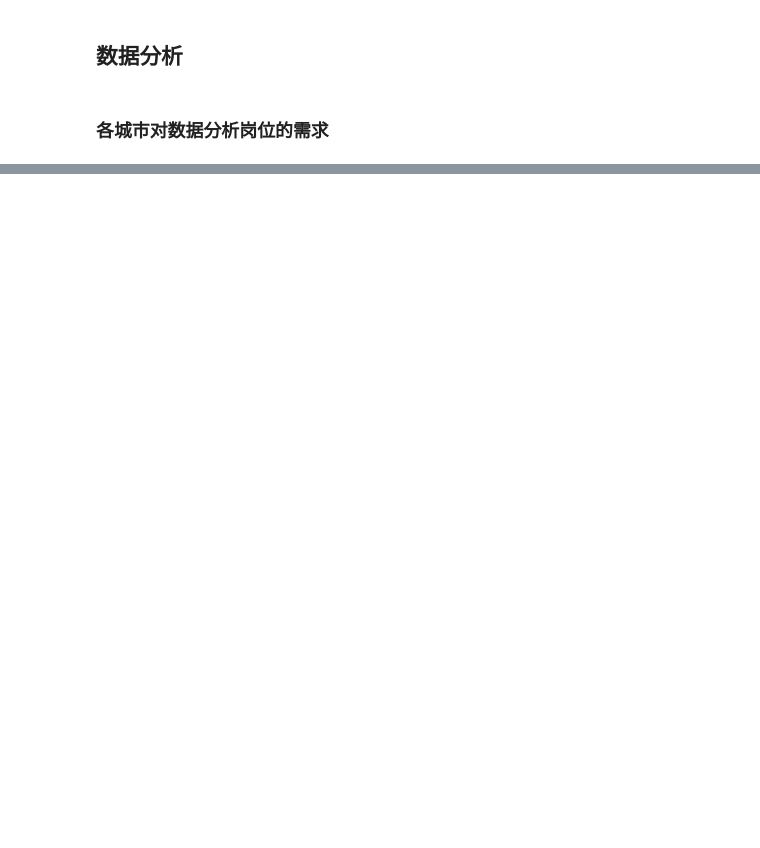
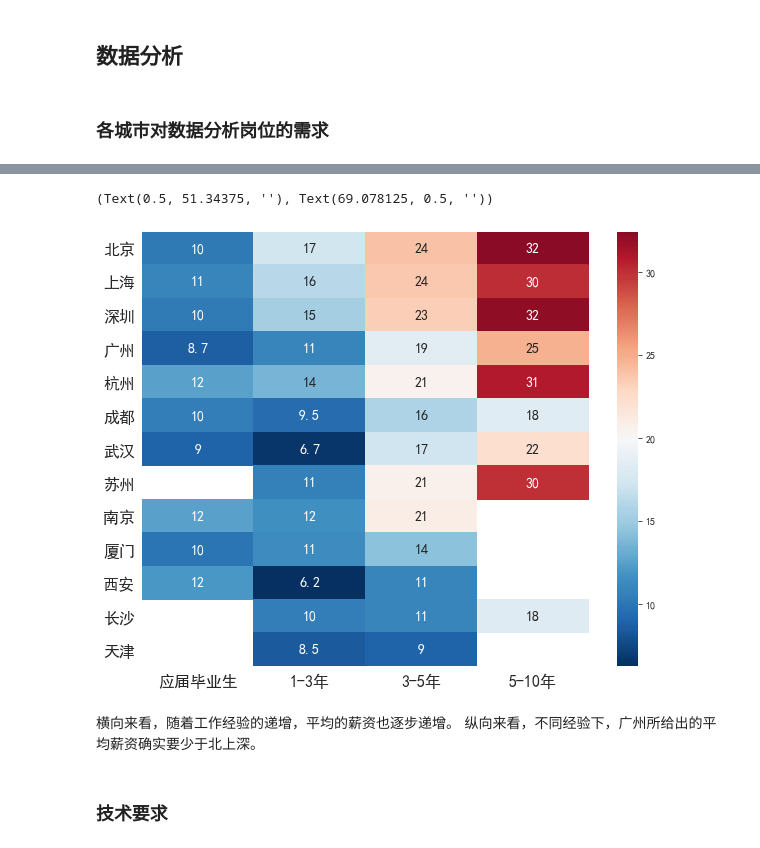
Before and after one commit to Suspect-wu/-, a Jupyter notebook: main.ipynb, the cells around one changed output, grey strips where cells are left out. Saved outputs shown, nothing was run; the diff lists cells and outputs as text; code cells hidden in the pictures; blank space fills up the shorter version.

```diff
--- a/main.ipynb
+++ b/main.ipynb
@@ -185,0 +215,4 @@ bar.render_notebook()
+# %%
+C_W_S = df.pivot_table(index="city",columns="workYear",values="salary")
+C_W_S = C_W_S[["应届毕业生","1-3年","3-5年","5-10年"]]
+C_W_S.loc[city_order]
@@ -185,0 +235,14 @@ bar.render_notebook()
+# %%
+fig,ax = plt.subplots(figsize=(10,8))
+sns.heatmap(C_W_S.loc[df["city"].value_counts().index],cmap="RdBu_r",center=20,annot=True,annot_kws={'fontsize':14})
+plt.tick_params(axis='x', which='major', labelsize=16)
+plt.tick_params(axis='y', which='major', labelsize=16,labelrotation=0)
+plt.xlabel(""),plt.ylabel("")
+# %% [output]
+(Text(0.5, 51.34375, ''), Text(69.078125, 0.5, ''))
+[figure, added]
+# %% [markdown]
+横向来看，随着工作经验的递增，平均的薪资也逐步递增。
+纵向来看，不同经验下，广州所给出的平均薪资确实要少于北上深。
+# %% [markdown]
+### 技术要求
```
Also changed, not shown: parts of 55 cells of this notebook, 1 other file.
